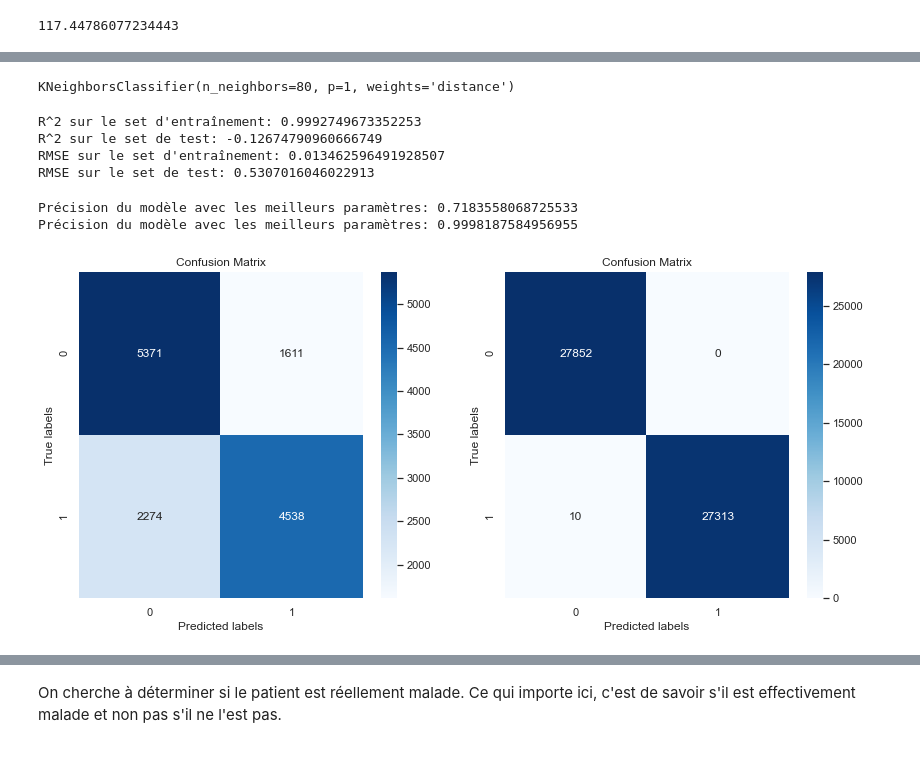
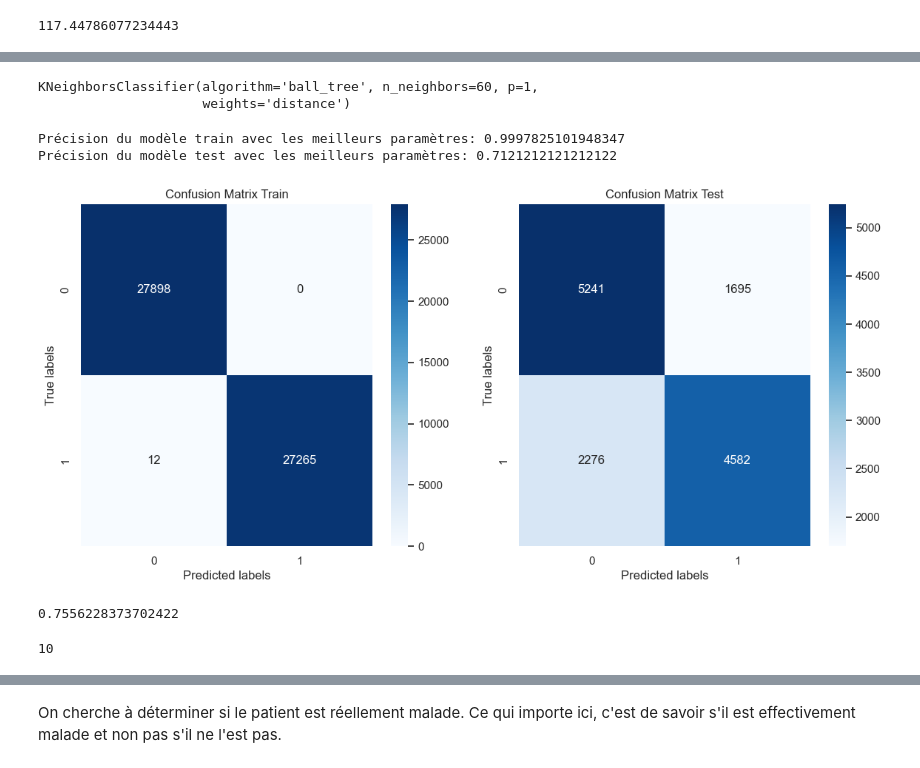
Before and after one commit to alaincrenner/heart_attack, a Jupyter notebook: MaladieCardiaque_SVM.ipynb, the cells around one changed output, grey strips where cells are left out. Saved outputs shown, nothing was run; the diff lists cells and outputs as text; code cells hidden in the pictures.

```diff
--- a/MaladieCardiaque_SVM.ipynb
+++ b/MaladieCardiaque_SVM.ipynb
@@ -426,14 +432,14 @@ param_grid = {
     'n_neighbors': [60, 80, 120],  # ajustez cette plage selon vos besoins
     'p': [1, 2],  # Norme de distance (1 pour la distance de Manhattan, 2 pour la distance euclidienne)
     'weights': ['uniform', 'distance'],
-    'algorithm': ['auto', 'ball_tree', 'kd_tree', 'brute']
+    'algorithm': ['ball_tree', 'kd_tree', 'brute']
 }
 
 # Créer un classifieur KNN
 knn = KNeighborsClassifier()
 
 # Effectuer une recherche par validation croisée
-grid_search = GridSearchCV(knn, param_grid, cv=5, scoring='accuracy')
+grid_search = GridSearchCV(knn, param_grid, cv=5, scoring='accuracy', n_jobs=-1)
 # %%
 grid_search.fit(x_train[:5000], y_train[:5000])
 #grid_search.fit(x_train, y_train)
@@ -455,55 +462,51 @@ Meilleurs estimateurs: KNeighborsClassifier(n_neighbors=80, p=1, weights='distan
 best_knn = grid_search.best_estimator_
 best_knn.fit(x_train, y_train)
 # %% [output]
-KNeighborsClassifier(n_neighbors=80, p=1, weights='distance')
+KNeighborsClassifier(algorithm='ball_tree', n_neighbors=60, p=1,
+                     weights='distance')
 # %%
 # Prédire les étiquettes de test
 y_train_pred = best_knn.predict(x_train)
 y_test_pred = best_knn.predict(x_test)
-# %%
-# Calculer le R^2 sur les données d'entraînement et de test
-r2_train = r2_score(y_train, y_train_pred)
-r2_test = r2_score(y_test, y_test_pred)
-
-# Calculer la racine carrée de l'erreur quadratique moyenne (RMSE) sur les données d'entraînement et de test
-rmse_train = np.sqrt(mean_squared_error(y_train, y_train_pred))
-rmse_test = np.sqrt(mean_squared_error(y_test, y_test_pred))
-
-# Afficher les résultats
-print("R^2 sur le set d'entraînement:", r2_train)
-print("R^2 sur le set de test:", r2_test)
-print("RMSE sur le set d'entraînement:", rmse_train)
-print("RMSE sur le set de test:", rmse_test)
-# %% [output]
-R^2 sur le set d'entraînement: 0.9992749673352253
-R^2 sur le set de test: -0.12674790960666749
-RMSE sur le set d'entraînement: 0.013462596491928507
-RMSE sur le set de test: 0.5307016046022913
 # %%
 # Calculer la précision
+accuracy = accuracy_score(y_train, y_train_pred)
+print("Précision du modèle train avec les meilleurs paramètres:", accuracy)
 accuracy = accuracy_score(y_test, y_test_pred)
-print("Précision du modèle avec les meilleurs paramètres:", accuracy)
-accuracy = accuracy_score(y_train, y_train_pred)
-print("Précision du modèle avec les meilleurs paramètres:", accuracy)
+print("Précision du modèle test avec les meilleurs paramètres:", accuracy)
 # %% [output]
-Précision du modèle avec les meilleurs paramètres: 0.7183558068725533
-Précision du modèle avec les meilleurs paramètres: 0.9998187584956955
+Précision du modèle train avec les meilleurs paramètres: 0.9997825101948347
+Précision du modèle test avec les meilleurs paramètres: 0.7121212121212122
 # %%
-cm = confusion_matrix(y_test,y_test_pred)
-cm2 = confusion_matrix(y_train,y_train_pred)
+cm = confusion_matrix(y_train,y_train_pred)
+cm2 = confusion_matrix(y_test,y_test_pred)
 # %%
 # Afficher la matrice de confusion sous forme de heatmap
 plt.figure(figsize=(14, 6))
 plt.subplot(121)
 sns.heatmap(cm, annot=True, cmap='Blues', fmt='g')
 plt.xlabel('Predicted labels')
 plt.ylabel('True labels')
-plt.title('Confusion Matrix')
+plt.title('Confusion Matrix Train')
 plt.subplot(122)
 sns.heatmap(cm2, annot=True, cmap='Blues', fmt='g')
 plt.xlabel('Predicted labels')
 plt.ylabel('True labels')
-plt.title('Confusion Matrix')
+plt.title('Confusion Matrix Test')
 plt.show()
 # %% [output]
-[figure, old version]
+[figure, new version]
+# %%
+TN = cm2[0][0]
+FP = cm2[0][1]
+FN = cm2[1][0]
+TP = cm2[1][1]
+
+score = TN/(TN+FP)
+display(score)
+# %% [output]
+0.7556228373702422
+# %%
+x_train.shape[1]
+# %% [output]
+10
```
Also changed, not shown: parts of 10 cells of this notebook.
